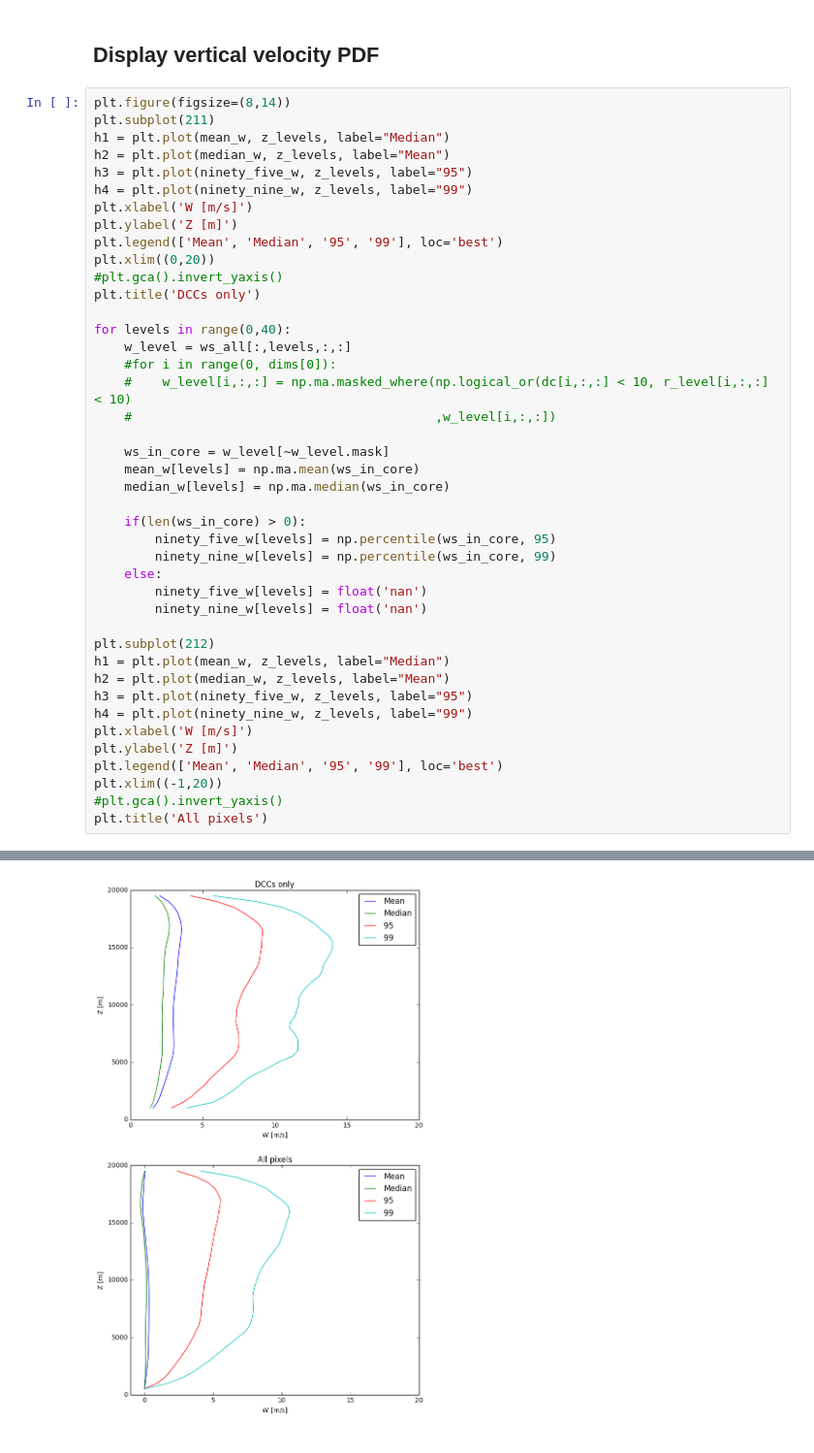
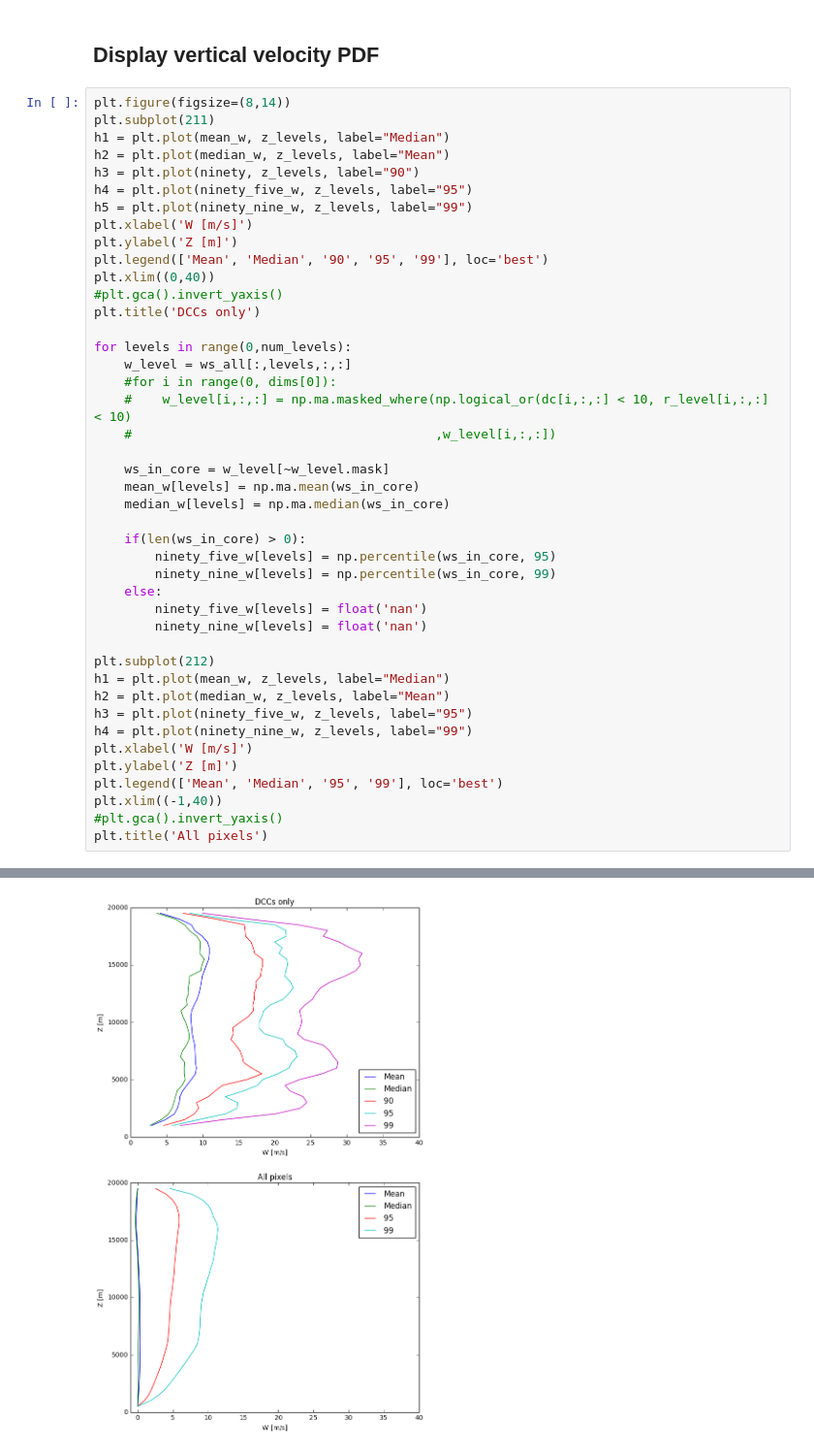
Before and after one commit to rcjackson/cmdv-rrm-anl, a Jupyter notebook: notebooks/w pdf.ipynb, the cells around one changed output, grey strips where cells are left out. Shown at 97% size. Saved outputs shown, nothing was run; the diff lists cells and outputs as text.

```diff
--- a/notebooks/w pdf.ipynb
+++ b/notebooks/w pdf.ipynb
@@ -534,43 +639,44 @@ plt.figure(figsize=(8,14))
 plt.subplot(211)
 h1 = plt.plot(mean_w, z_levels, label="Median")
 h2 = plt.plot(median_w, z_levels, label="Mean")
-h3 = plt.plot(ninety_five_w, z_levels, label="95")
-h4 = plt.plot(ninety_nine_w, z_levels, label="99")
+h3 = plt.plot(ninety, z_levels, label="90")
+h4 = plt.plot(ninety_five_w, z_levels, label="95")
+h5 = plt.plot(ninety_nine_w, z_levels, label="99")
 plt.xlabel('W [m/s]')
 plt.ylabel('Z [m]')
-plt.legend(['Mean', 'Median', '95', '99'], loc='best')
-plt.xlim((0,20))
+plt.legend(['Mean', 'Median', '90', '95', '99'], loc='best')
+plt.xlim((0,40))
 #plt.gca().invert_yaxis()
 plt.title('DCCs only')
 
-for levels in range(0,40):
+for levels in range(0,num_levels):
     w_level = ws_all[:,levels,:,:]
     #for i in range(0, dims[0]):
     #    w_level[i,:,:] = np.ma.masked_where(np.logical_or(dc[i,:,:] < 10, r_level[i,:,:] < 10)
     #                                        ,w_level[i,:,:])
 
     ws_in_core = w_level[~w_level.mask]
     mean_w[levels] = np.ma.mean(ws_in_core)
     median_w[levels] = np.ma.median(ws_in_core)
 
     if(len(ws_in_core) > 0):
         ninety_five_w[levels] = np.percentile(ws_in_core, 95)
         ninety_nine_w[levels] = np.percentile(ws_in_core, 99)
     else:
         ninety_five_w[levels] = float('nan')
         ninety_nine_w[levels] = float('nan')
 
 plt.subplot(212)
 h1 = plt.plot(mean_w, z_levels, label="Median")
 h2 = plt.plot(median_w, z_levels, label="Mean")
 h3 = plt.plot(ninety_five_w, z_levels, label="95")
 h4 = plt.plot(ninety_nine_w, z_levels, label="99")
 plt.xlabel('W [m/s]')
 plt.ylabel('Z [m]')
 plt.legend(['Mean', 'Median', '95', '99'], loc='best')
-plt.xlim((-1,20))
+plt.xlim((-1,40))
 #plt.gca().invert_yaxis()
 plt.title('All pixels')
 # %% [output]
 <matplotlib.text.Text at 0x...>
-[figure, old version]
+[figure, new version]
```
Also changed, not shown: parts of 5 cells of this notebook.
